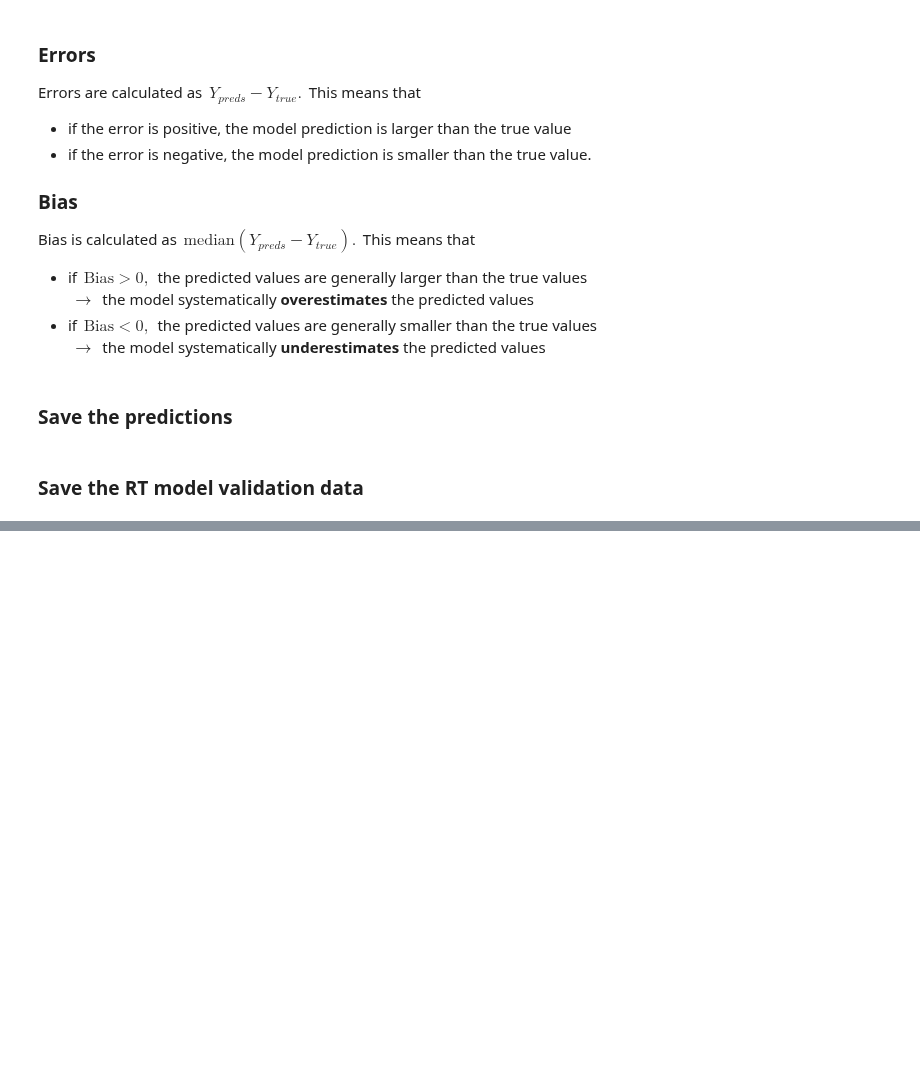
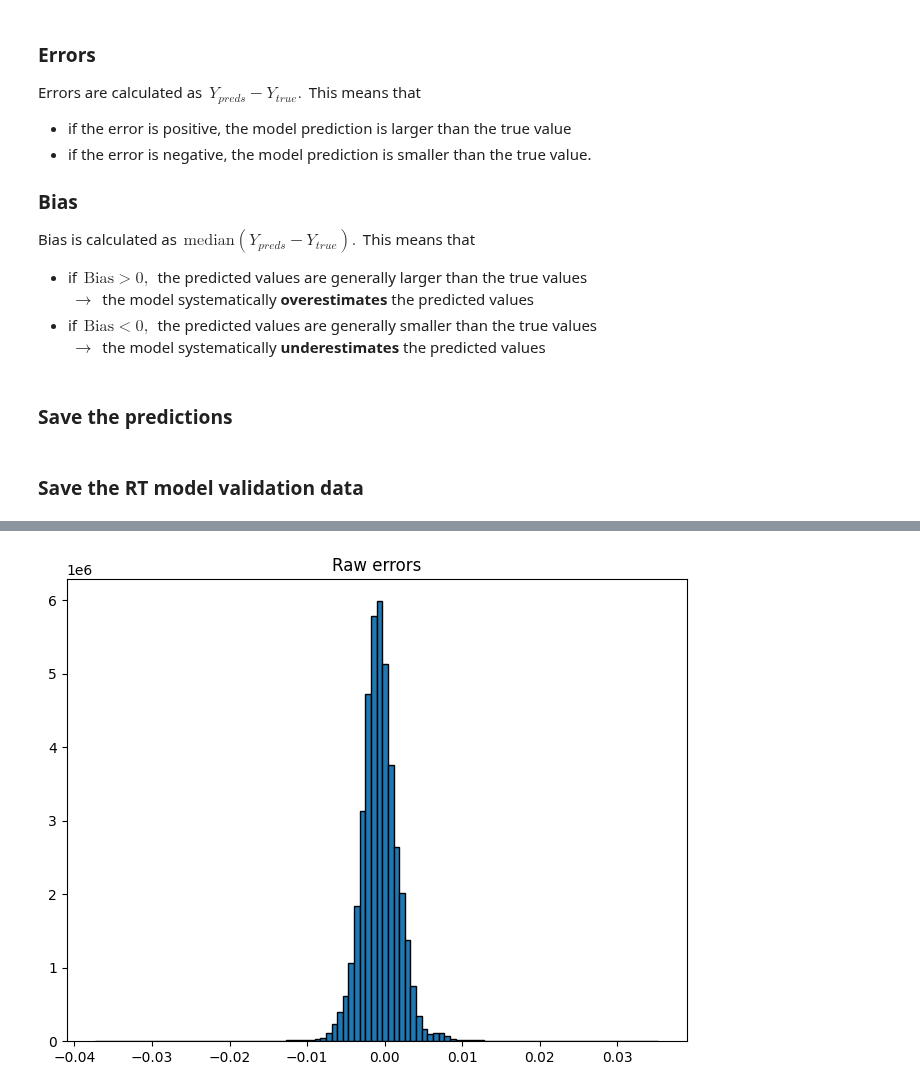
Before and after one commit to HerraKaava/RT_model_emulator, a Jupyter notebook: code-files/NN_model_tdif_up.ipynb, the cells around one changed output, grey strips where cells are left out. Drawn from its saved outputs; the diff is of its cells as text; code cells hidden in the pictures; blank space fills up the shorter version.

```diff
--- a/code-files/NN_model_tdif_up.ipynb
+++ b/code-files/NN_model_tdif_up.ipynb
@@ -272,0 +283,4 @@ save_HDF5(Y=Y_val_tdif_up, save_loc=save_loc, file_name=file_name)
+# %%
+plot_errors_hist(tdif_up_preds_test, scaled_X_test, Y_test_tdif_up)
+# %% [output]
+[figure, added]
```
Also changed, not shown: parts of 16 cells of this notebook.
